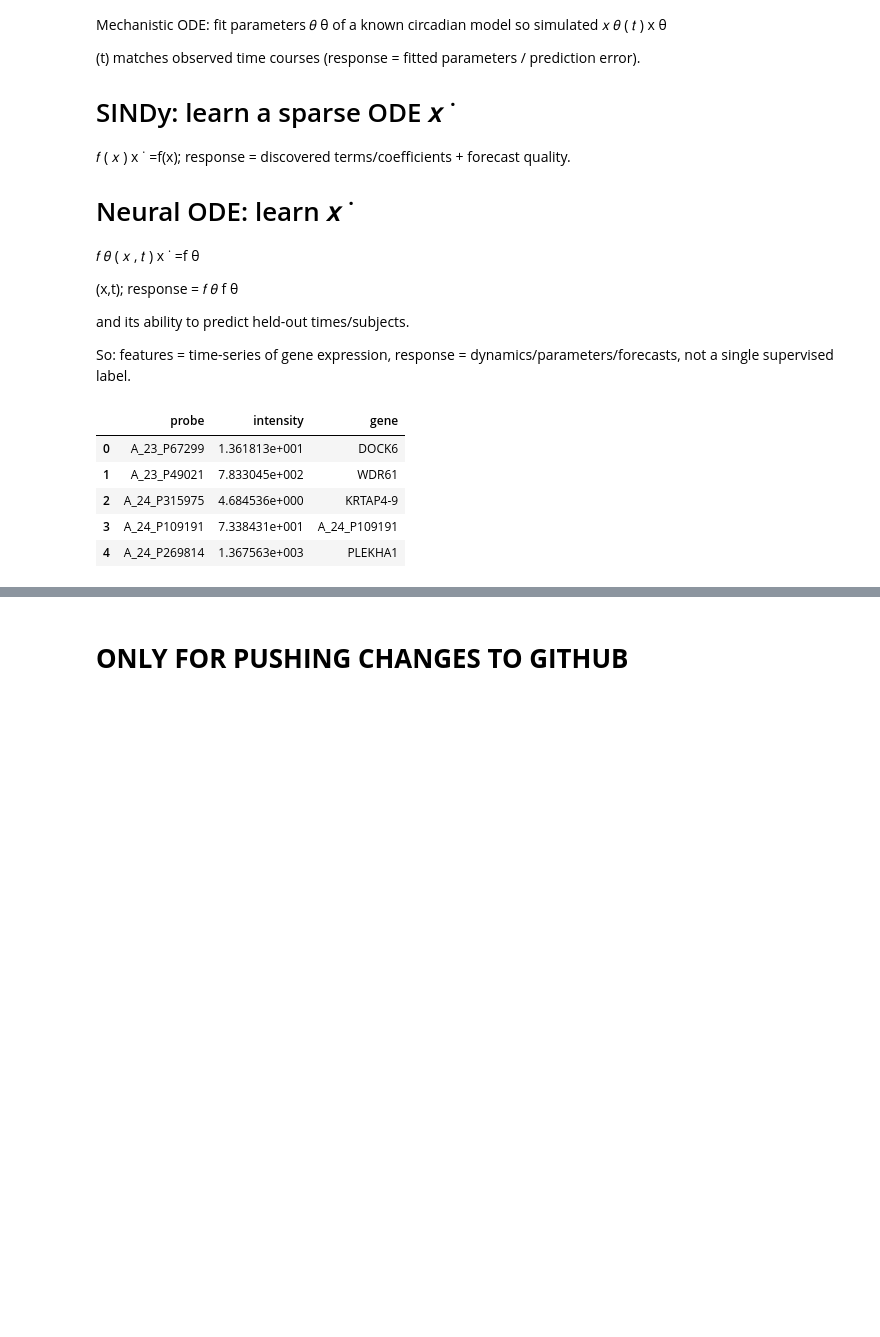
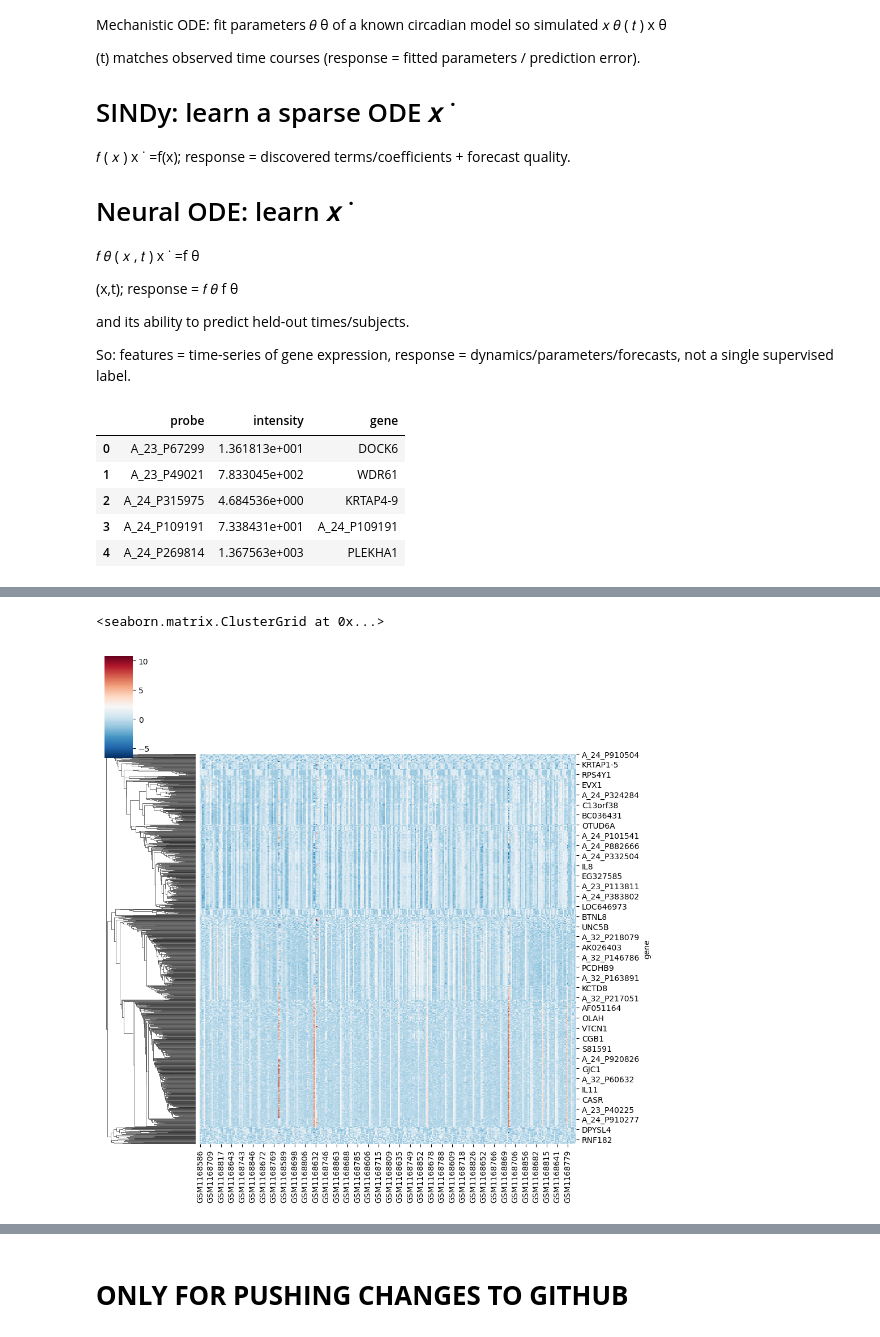
Before and after one commit to skothare/ODE-to-Circadian-Clocks, a Jupyter notebook: preprocessing/datapeek.ipynb, the cells around one changed output, grey strips where cells are left out. Drawn from its saved outputs; the diff is of its cells as text; code cells hidden in the pictures; blank space fills up the shorter version.

```diff
--- a/preprocessing/datapeek.ipynb
+++ b/preprocessing/datapeek.ipynb
@@ -281,0 +443,11 @@ dtest.head()
+# %%
+# columns ordered by (condition, t_idx)
+"""
+Plotting a clustermap of genes w.r.t. the samples on the horizontal axis (samples are from different days i.e. horizontal axis is the time.)
+"""
+order = meta.sort_values(["condition","t_idx"])["gsm"]
+sns.clustermap(expr_gene_z[order].loc[expr_gene_z.var(axis=1).nlargest(1000).index],
+               col_cluster=False, cmap="RdBu_r", z_score=0, figsize=(10,10))
+# %% [output]
+<seaborn.matrix.ClusterGrid at 0x...>
+[figure, added]
```
Also changed, not shown: parts of 17 cells of this notebook.
